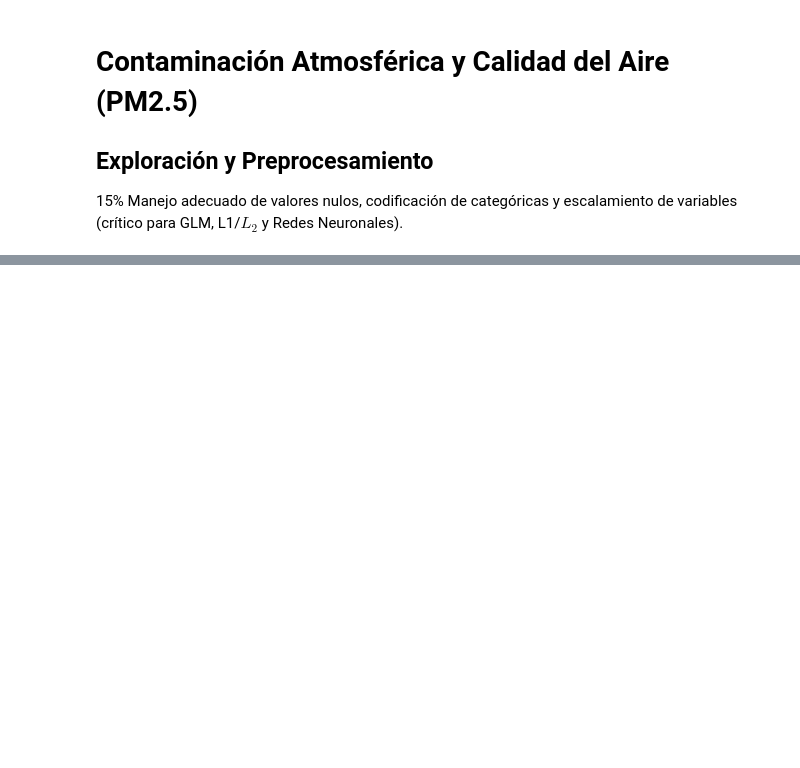
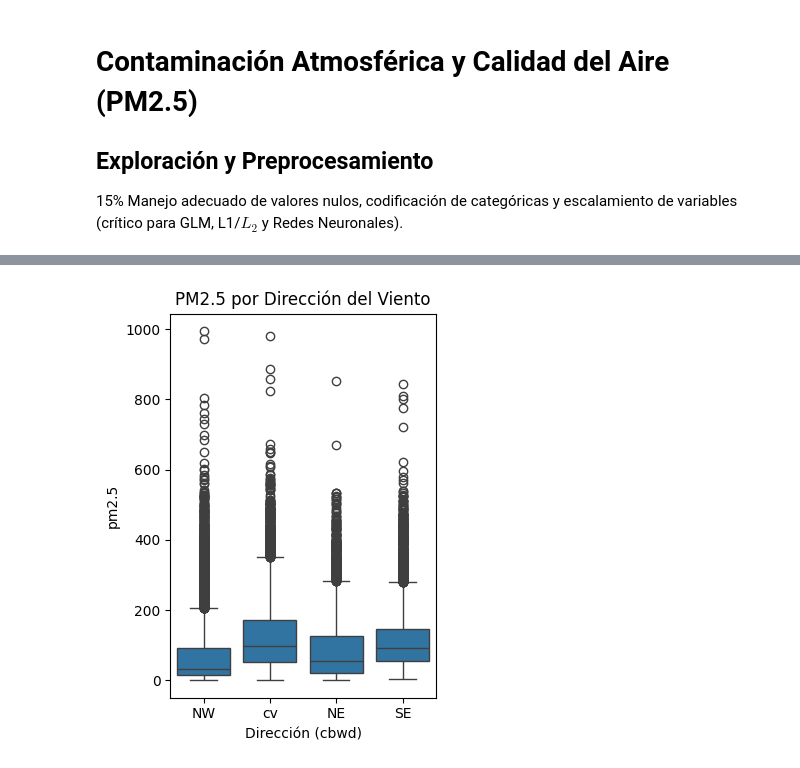
Before and after one commit to gapalfaro-cmyk/Proyecto-de-fin-de-modulo-5---Alfaro-Badillo-Cruz-Perez-Rupit, a Jupyter notebook: Entregable_Tarea_5_1_Alfaro_Cruz_Pérez_Rupit_Medea.ipynb, the cells around one changed output, grey strips where cells are left out. Saved outputs shown, nothing was run; the diff lists cells and outputs as text; code cells hidden in the pictures; blank space fills up the shorter version.

```diff
--- a/Entregable_Tarea_5_1_Alfaro_Cruz_Pérez_Rupit_Medea.ipynb
+++ b/Entregable_Tarea_5_1_Alfaro_Cruz_Pérez_Rupit_Medea.ipynb
@@ -58,0 +141,10 @@ PRES
+# %%
+# 2. Gráfico de caja para ver cómo afecta el viento en calma ('cv') frente a los otros a las PM2.5
+plt.subplot(1, 2, 2)
+sns.boxplot(x='cbwd', y='pm2.5', data=df)
+plt.title('PM2.5 por Dirección del Viento')
+plt.xlabel('Dirección (cbwd)')
+plt.tight_layout()
+plt.show()
+# %% [output]
+[figure, added]
```
Also changed, not shown: parts of 21 cells of this notebook.
